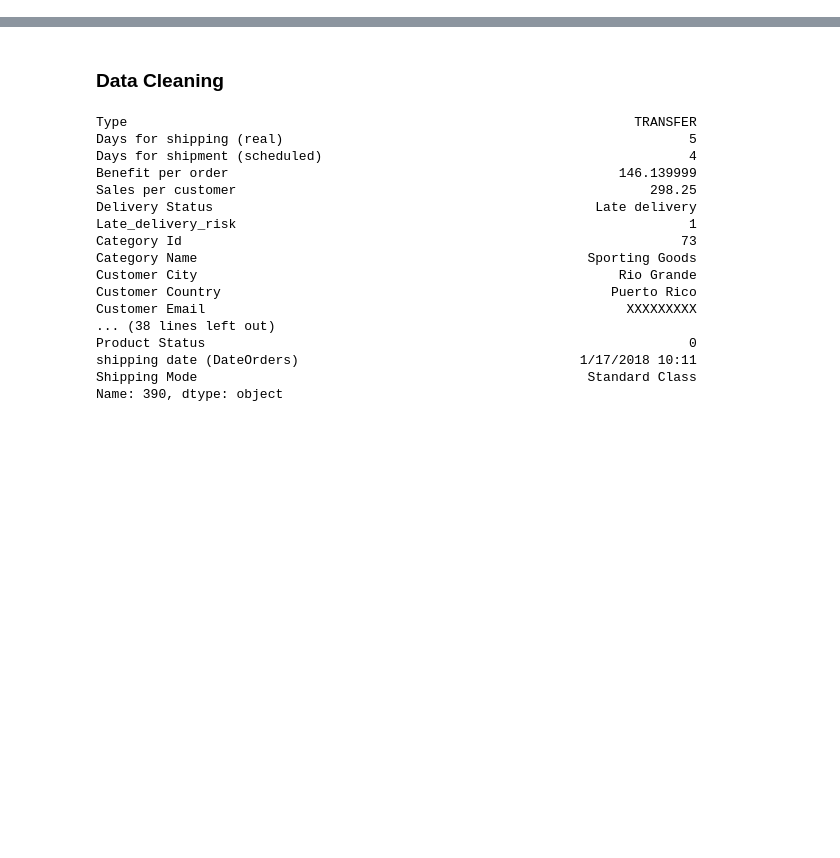
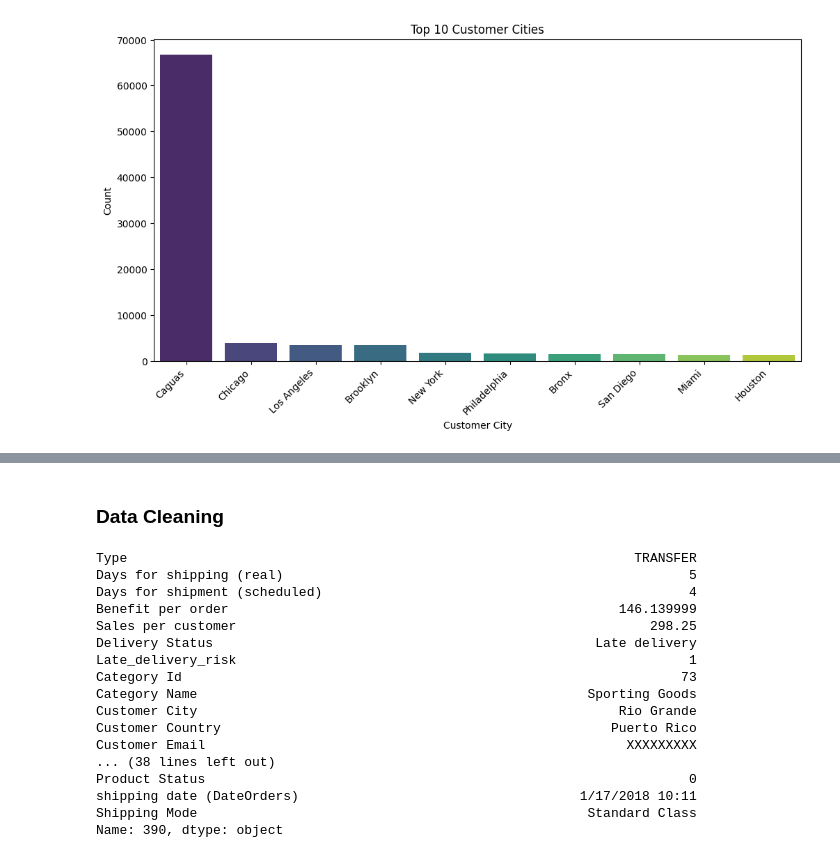
Before and after one commit to rafain/AML-Fall23, a Jupyter notebook: project-supplychain.ipynb, the cells around one changed output, grey strips where cells are left out. Saved outputs shown, nothing was run; the diff lists cells and outputs as text; code cells hidden in the pictures; blank space fills up the shorter version.

```diff
--- a/project-supplychain.ipynb
+++ b/project-supplychain.ipynb
@@ -4,0 +8,4 @@ import matplotlib.pyplot as plt
+# %%
+df = pd.read_csv('DataCoSupplyChainDataset.csv',encoding='latin-1')
+
+df.head()
@@ -4,0 +56,14 @@ import matplotlib.pyplot as plt
+# %%
+# Get the top 10 Customer Cities by value counts
+top_customer_cities = df['Customer City'].value_counts().head(10)
+
+# Create a bar plot
+plt.figure(figsize=(12, 6))
+sns.barplot(x=top_customer_cities.index, y=top_customer_cities.values, palette="viridis")
+plt.title('Top 10 Customer Cities')
+plt.xlabel('Customer City')
+plt.ylabel('Count')
+plt.xticks(rotation=45, ha='right')  # Rotate x-axis labels for better readability
+plt.show()
+# %% [output]
+[figure, added]
```
Also changed, not shown: parts of 44 cells of this notebook.
